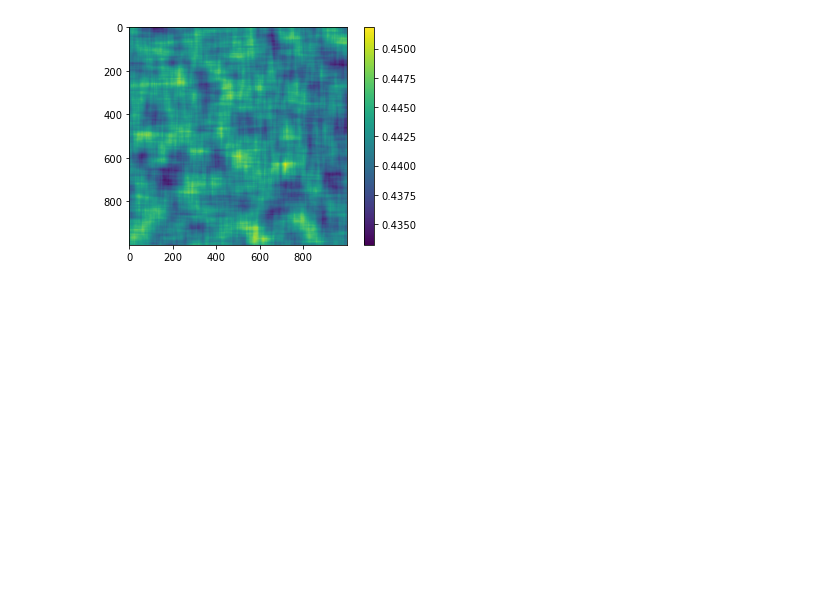
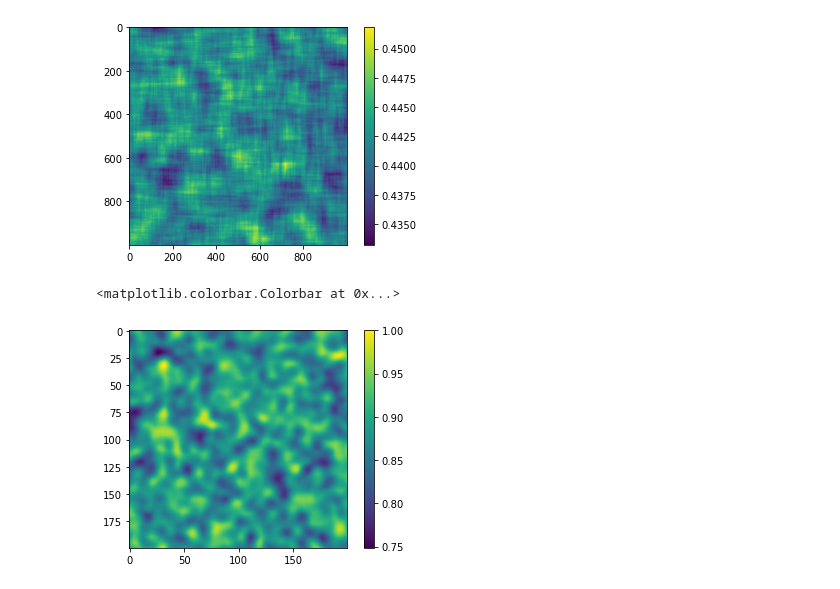
Before and after one commit to Julians42/AM205_Final_Project, a Jupyter notebook: Erode_1D.ipynb, the cells around one changed output. Cells and saved outputs as stored; diff of their text form; code cells hidden in the pictures; blank space fills up the shorter version.

Commit message:
Removes Streaks in Initial Conditions

```diff
--- a/Erode_1D.ipynb
+++ b/Erode_1D.ipynb
@@ -153,3 +153,50 @@ plt.colorbar()
 # %% [output]
 <matplotlib.colorbar.Colorbar at 0x...>
 [figure]
+# %%
+import numpy as np
+from numpy import exp
+from math import pi
+import matplotlib.pyplot as plt
+from random import seed
+
+seed(205) # set seed
+# define constants and initialize grid
+eps = 0.05
+res=200
+dim = int(np.ceil(res*(1+2*eps)))
+phi = np.random.rand(dim,dim)
+
+
+def w_matrix(eps, res):
+    """Defines exponential decay matrix based on grid resolution (res) and communication length eps"""
+    eps_res = 2*int(eps*res) # eps on each side
+    weight_matrix = np.zeros((eps_res, eps_res))
+    i, j = np.floor(weight_matrix.shape[0])/2, np.floor(weight_matrix.shape[0])/2 # index of middle gridpoint
+    # iterate through gridpoints to determine weighting by distance
+    for k in range(weight_matrix.shape[0]):
+        for l in range(weight_matrix.shape[1]):
+            # division (can be adjusted) gives scale of how fast weighting decreases
+            weight_matrix[k,l] = np.exp(- (((i-k)/res)**2+((j-l)/res)**2) /(eps**2/pi))
+    return weight_matrix
+weight_matrix = w_matrix(eps, res)
+
+def convolve_matrix(phi, eps, res):
+    """Smoothing function: applies weight matrix to all gridpoints in phi matrix"""
+    eps_res = int(eps*res)
+    smoothed = np.zeros((res, res))
+    for i in range(eps_res, smoothed.shape[0]+eps_res):
+        for j in range(eps_res,smoothed.shape[0]+eps_res):
+            # index out communication area
+            communication_area = phi[i-eps_res:i+eps_res, j-eps_res: j+eps_res]
+            # elementwise sum of weights and communication points
+            smoothed[i-eps_res,j-eps_res] = np.sum(np.multiply(communication_area, weight_matrix))/((eps_res*2+1))**2
+
+    return smoothed/(np.max(smoothed))
+
+smoothed = convolve_matrix(phi, eps, res)
+plt.imshow(smoothed)
+plt.colorbar()
+# %% [output]
+<matplotlib.colorbar.Colorbar at 0x...>
+[figure, added]
```
Also changed, not shown: parts of 1 cell of this notebook, 7 other files.
